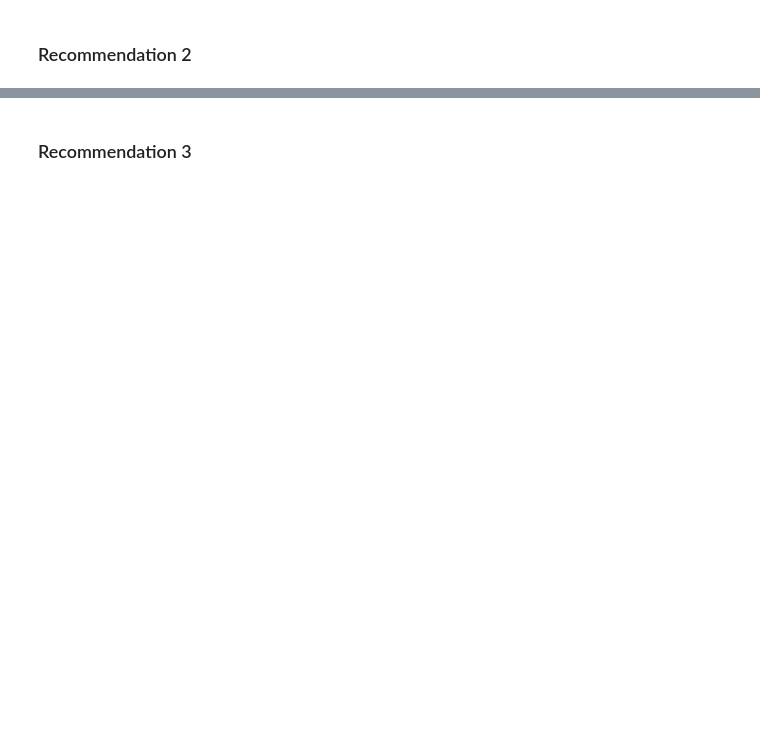
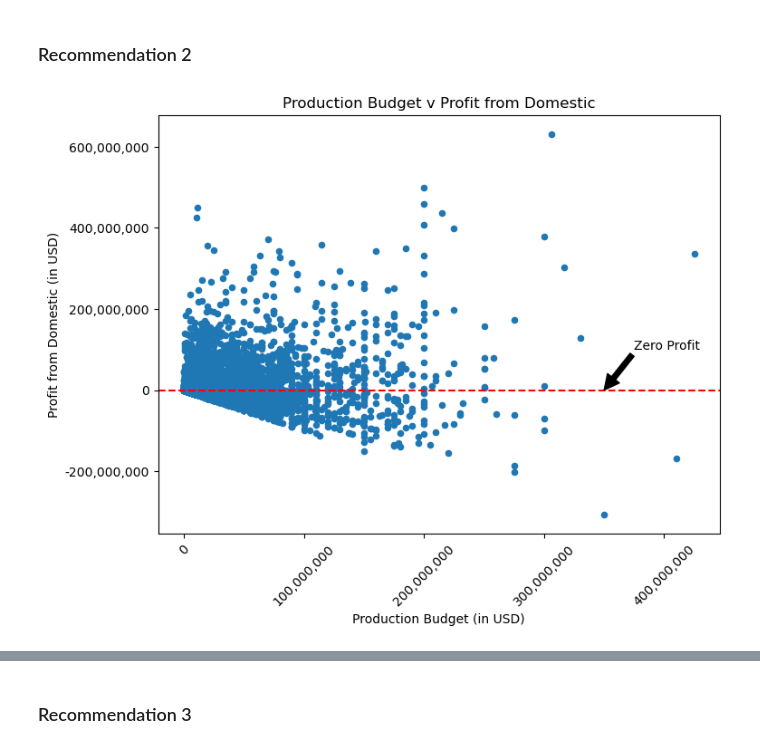
Before and after one commit to Caroline-kamusi/Movies-project, a Jupyter notebook: movies.ipynb, the cells around one changed output, grey strips where cells are left out. Saved outputs shown, nothing was run; the diff lists cells and outputs as text; code cells hidden in the pictures; blank space fills up the shorter version.

```diff
--- a/movies.ipynb
+++ b/movies.ipynb
@@ -124,0 +118,3 @@ movie_budgets.head()
+# %%
+tn_df = pd.read_csv('mydata/tn.movie_budgets.csv')
+tn_df
@@ -691,22 +784,24 @@ NameError: name 'avg_rating_genre2' is not defined
 # %% [markdown]
 ### Recommendation 2
 # %%
-# updated_tn_df.plot(x='production_budget', y='Profit from Domestic', kind='scatter', figsize=(12,8))
+updated_tn_df.plot(x='production_budget', y='Profit from Domestic', kind='scatter', figsize=(8,6))
 
-# plt.xticks(rotation=45)
+plt.xticks(rotation=45)
 
-# plt.xlabel('Production Budget (in USD)')
-# plt.ylabel('Profit from Domestic (in USD)')
-# plt.title('Production Budget v Profit from Domestic')
+plt.xlabel('Production Budget (in USD)')
+plt.ylabel('Profit from Domestic (in USD)')
+plt.title('Production Budget v Profit from Domestic')
 
-# plt.ticklabel_format(style='plain', axis='both', useMathText=True)
+plt.ticklabel_format(style='plain', axis='both', useMathText=True)
 
-# plt.gca().xaxis.set_major_formatter(StrMethodFormatter('{x:,.0f}'))
-# plt.gca().yaxis.set_major_formatter(StrMethodFormatter('{x:,.0f}'))
+plt.gca().xaxis.set_major_formatter(StrMethodFormatter('{x:,.0f}'))
+plt.gca().yaxis.set_major_formatter(StrMethodFormatter('{x:,.0f}'))
 
-# plt.axhline(y=0, color='red', linestyle='--')
-# plt.annotate('Zero Profit', xy=(350000000,0), xytext=(375000000, 100000000), arrowprops={'facecolor': 'black'})
+plt.axhline(y=0, color='red', linestyle='--')
+plt.annotate('Zero Profit', xy=(350000000,0), xytext=(375000000, 100000000), arrowprops={'facecolor': 'black'})
 
 
-# plt.savefig('Images/Budget_vs_domestic_profit.png', dpi=300);
+plt.savefig('Images/Budget_vs_domestic_profit.png', dpi=300);
+# %% [output]
+[figure, added]
 # %%
```
Also changed, not shown: parts of 22 cells of this notebook, 4 other files.
